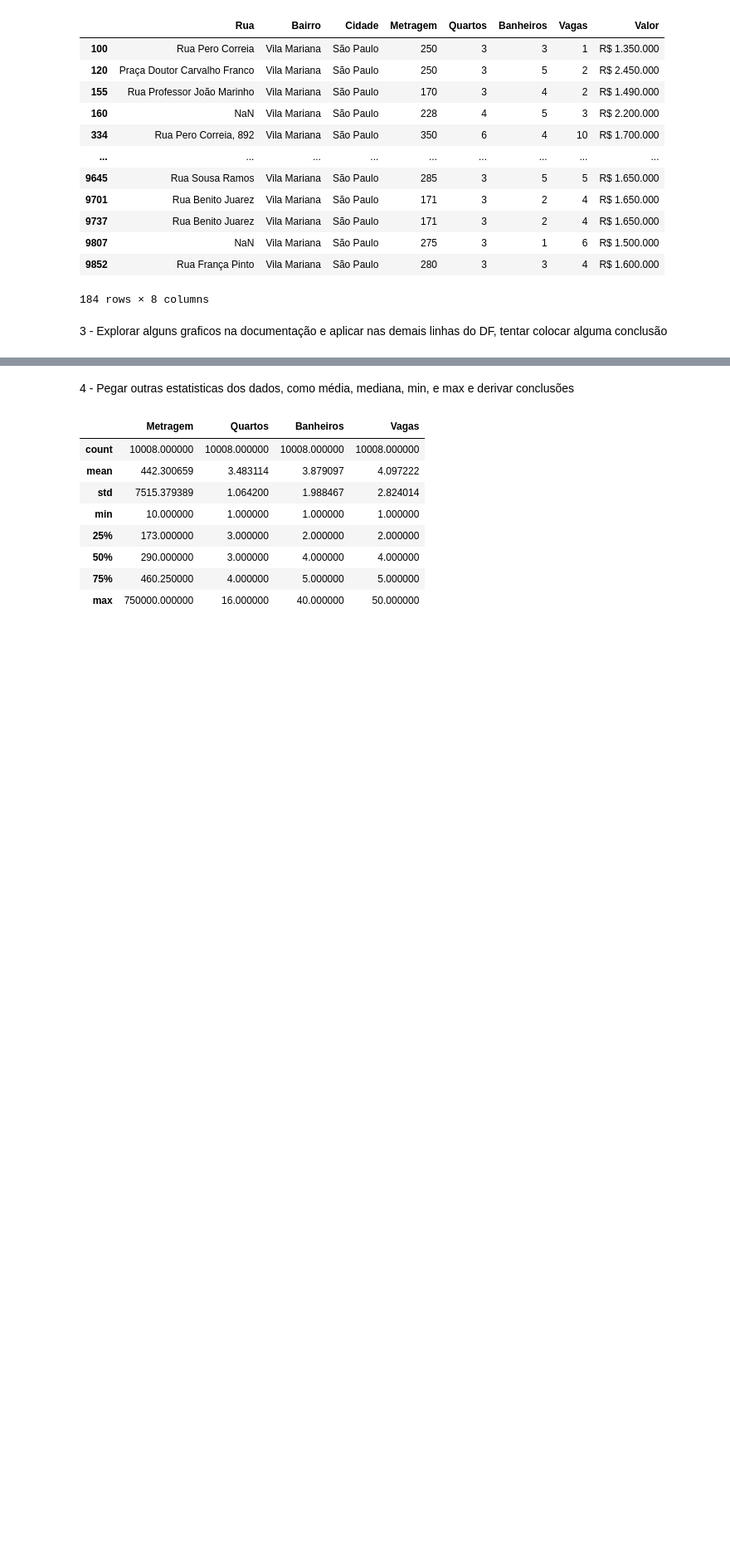
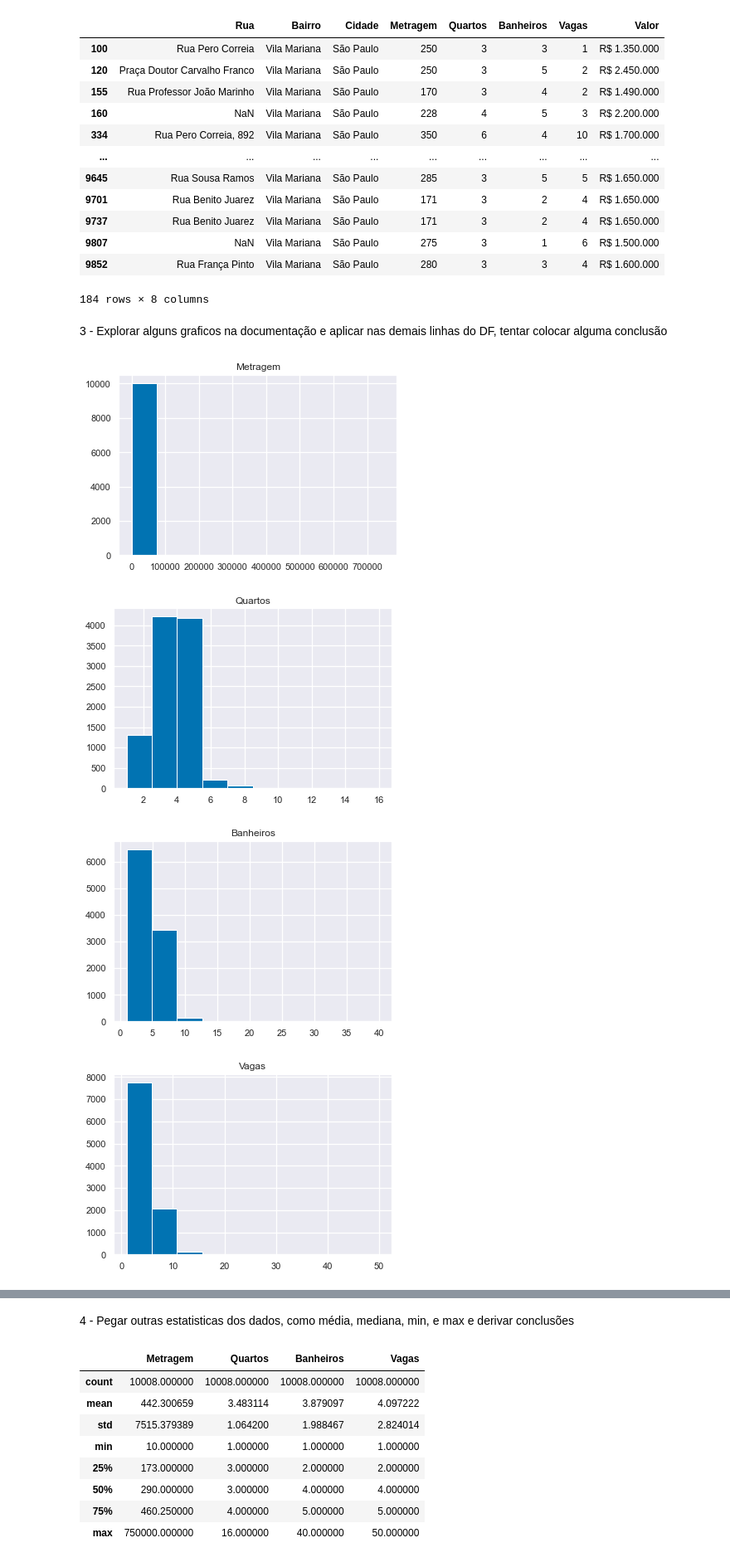
Before and after one commit to GabrielBG0/Sao-Paulo-Home-Prices, a Jupyter notebook: day1.ipynb, the cells around one changed output, grey strips where cells are left out. Shown: that part at 83% size. Cells and saved outputs as stored; diff of their text form; code cells hidden in the pictures; blank space fills up the shorter version.

```diff
--- a/day1.ipynb
+++ b/day1.ipynb
@@ -178,3 +183,17 @@ dados.set_index('Bairro', append=True, drop=False).xs("Vila Mariana", level=1)
 184 rows × 8 columns
 # %% [markdown]
 3 - Explorar alguns graficos na documentação e aplicar nas demais linhas do DF, tentar colocar alguma conclusão
+# %%
+df_num = dados[['Metragem', 'Quartos', 'Banheiros', 'Vagas']]
+df_cat = dados[['Rua','Bairro','Cidade','Valor']]
+# %%
+sns.set_context('notebook', font_scale=1, rc={"grid.linewidth": 1.3})
+for i in df_num.columns:
+    plt.hist(df_num[i])
+    plt.title(i)
+    plt.show()
+# %% [output]
+[figure, added]
+[figure, added]
+[figure, added]
+[figure, added]
```
Also changed, not shown: parts of 7 cells of this notebook, 3 other files.
